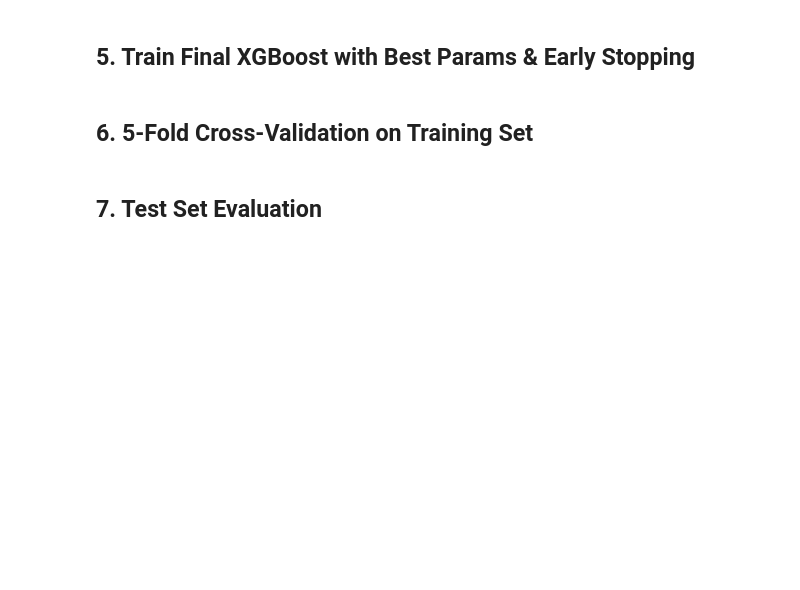
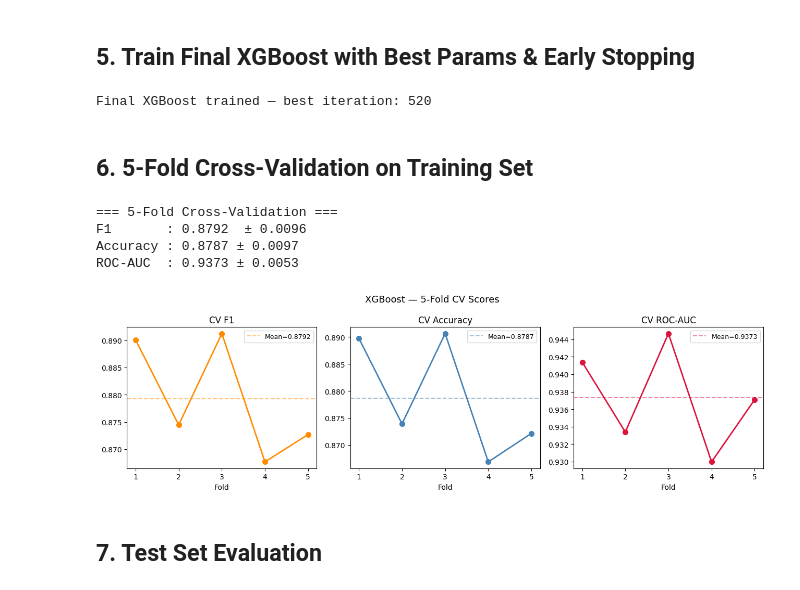
Before and after one commit to charindu17/NSL-KDD-Anomaly-Detection-ML-Assignment, a Jupyter notebook: xgboost/04_xgboost.ipynb, the cells around one changed output. Saved outputs shown, nothing was run; the diff lists cells and outputs as text; code cells hidden in the pictures; blank space fills up the shorter version.

```diff
--- a/xgboost/04_xgboost.ipynb
+++ b/xgboost/04_xgboost.ipynb
@@ -140,9 +161,7 @@ print(f'Best CV F1 (grid)  : {xgb_grid.best_score_:.4f}')
 # %%
 from sklearn.model_selection import train_test_split as _split
 
-# Hold out 15 % of SMOTE-balanced training data for early-stopping validation
-X_tr, X_val, y_tr, y_val = _split(X_train, y_train,
-                                   test_size=0.15, random_state=42, stratify=y_train)
+X_tr, X_val, y_tr, y_val = _split(X_train, y_train, test_size=0.15, random_state=42, stratify=y_train)
 
 xgb_final = XGBClassifier(
     **best_params,
@@ -155,34 +174,49 @@ xgb_final.fit(X_tr, y_tr,
               eval_set=[(X_tr, y_tr), (X_val, y_val)],
               verbose=False)
 print(f'Final XGBoost trained — best iteration: {xgb_final.best_iteration}')
+# %% [output]
+Final XGBoost trained — best iteration: 520
 # %% [markdown]
 ## 6. 5-Fold Cross-Validation on Training Set
 # %%
-cv_f1  = cross_val_score(xgb_final, X_train, y_train, cv=cv5, scoring='f1',       n_jobs=-1)
-cv_acc = cross_val_score(xgb_final, X_train, y_train, cv=cv5, scoring='accuracy', n_jobs=-1)
-cv_auc = cross_val_score(xgb_final, X_train, y_train, cv=cv5, scoring='roc_auc',  n_jobs=-1)
+xgb_for_cv = XGBClassifier(
+    **best_params,
+    eval_metric='logloss',
+    random_state=42,
+    n_jobs=-1
+)
+
+cv_f1  = cross_val_score(xgb_for_cv, X_train, y_train, cv=cv5, scoring='f1',       n_jobs=-1)
+cv_acc = cross_val_score(xgb_for_cv, X_train, y_train, cv=cv5, scoring='accuracy', n_jobs=-1)
+cv_auc = cross_val_score(xgb_for_cv, X_train, y_train, cv=cv5, scoring='roc_auc',  n_jobs=-1)
 
 print('=== 5-Fold Cross-Validation ===')
 print(f'F1       : {cv_f1.mean():.4f}  ± {cv_f1.std():.4f}')
 print(f'Accuracy : {cv_acc.mean():.4f} ± {cv_acc.std():.4f}')
 print(f'ROC-AUC  : {cv_auc.mean():.4f} ± {cv_auc.std():.4f}')
 
 fig, axes = plt.subplots(1, 3, figsize=(13, 4))
 for ax, scores, name, color in zip(
     axes, [cv_f1, cv_acc, cv_auc],
     ['F1','Accuracy','ROC-AUC'], ['darkorange','steelblue','crimson']
 ):
     ax.plot(range(1,6), scores, 'o-', color=color, lw=2, markersize=7)
     ax.axhline(scores.mean(), linestyle='--', color=color, alpha=0.5,
                label=f'Mean={scores.mean():.4f}')
     ax.set_title(f'CV {name}')
     ax.set_xlabel('Fold')
     ax.legend(fontsize=9)
     ax.set_xticks(range(1,6))
 plt.suptitle('XGBoost — 5-Fold CV Scores', fontsize=13)
 plt.tight_layout()
 plt.savefig('cv_scores_xgb.png', dpi=150)
 plt.show()
+# %% [output]
+=== 5-Fold Cross-Validation ===
+F1       : 0.8792  ± 0.0096
+Accuracy : 0.8787 ± 0.0097
+ROC-AUC  : 0.9373 ± 0.0053
+[figure, added]
 # %% [markdown]
 ## 7. Test Set Evaluation
 # %%
```
Also changed, not shown: parts of 10 cells of this notebook, 7 other files.
